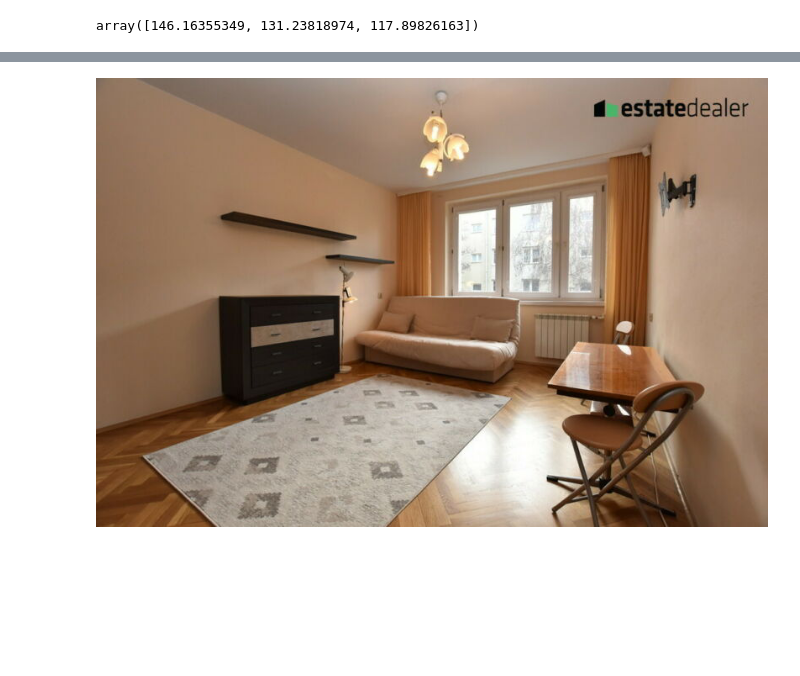
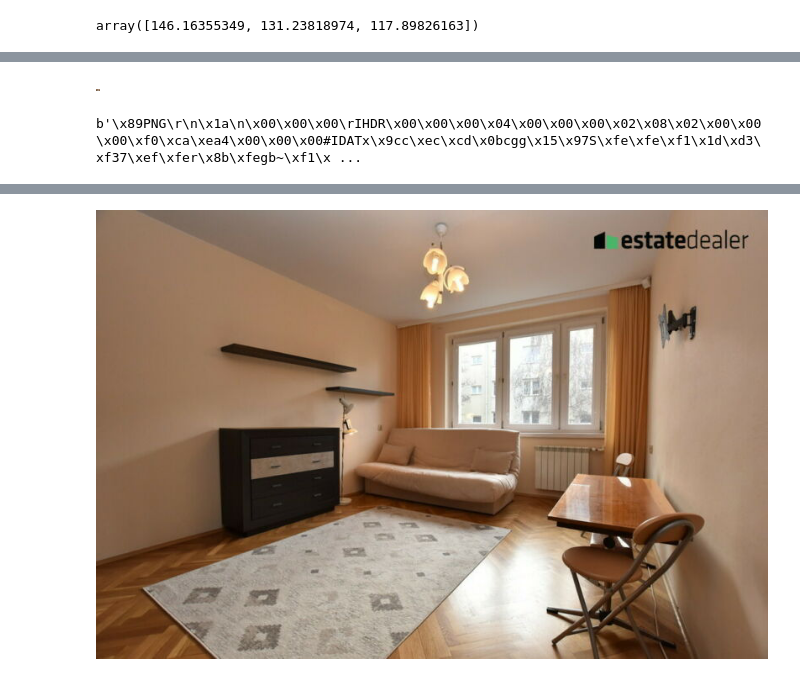
Before and after one commit to Buzdygan/flats, a Jupyter notebook: m3/m3_notebook.ipynb, the cells around one changed output, grey strips where cells are left out. Saved outputs shown, nothing was run; the diff lists cells and outputs as text; code cells hidden in the pictures; blank space fills up the shorter version.

```diff
--- a/m3/m3_notebook.ipynb
+++ b/m3/m3_notebook.ipynb
@@ -209,0 +192,6 @@ xdata = np.array(im_x_b.getdata())
+# %%
+iim = im_a.resize((4, 2))
+# %%
+iim
+# %% [output]
+[figure, added]
@@ -209,0 +202,4 @@ xdata = np.array(im_x_b.getdata())
+# %%
+img_bytes.getvalue()
+# %% [output]
+b'\x89PNG\r\n\x1a\n\x00\x00\x00\rIHDR\x00\x00\x00\x04\x00\x00\x00\x02\x08\x02\x00\x00\x00\xf0\xca\xea4\x00\x00\x00#IDATx\x9cc\xec\xcd\x0bcgg\x15\x97S\xfe\xfe\xf1\x1d\xd3\xf37\xef\xfer\x8b\xfegb~\xf1\x ...
```
Also changed, not shown: parts of 61 cells of this notebook, 19 other files.
